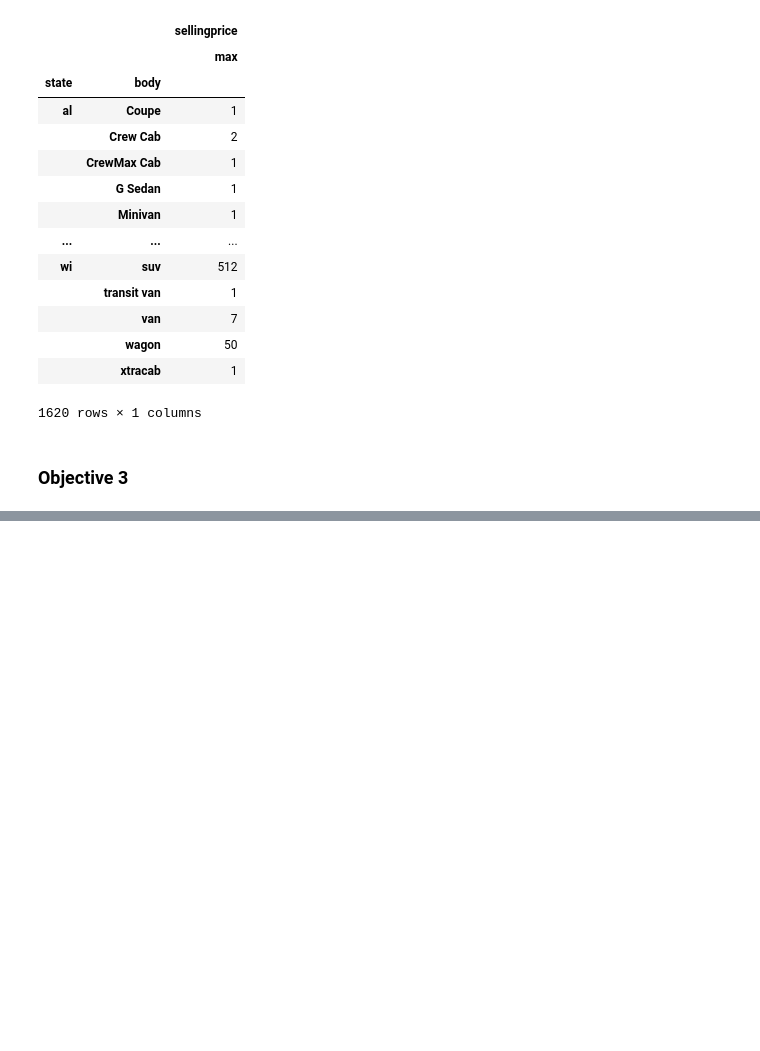
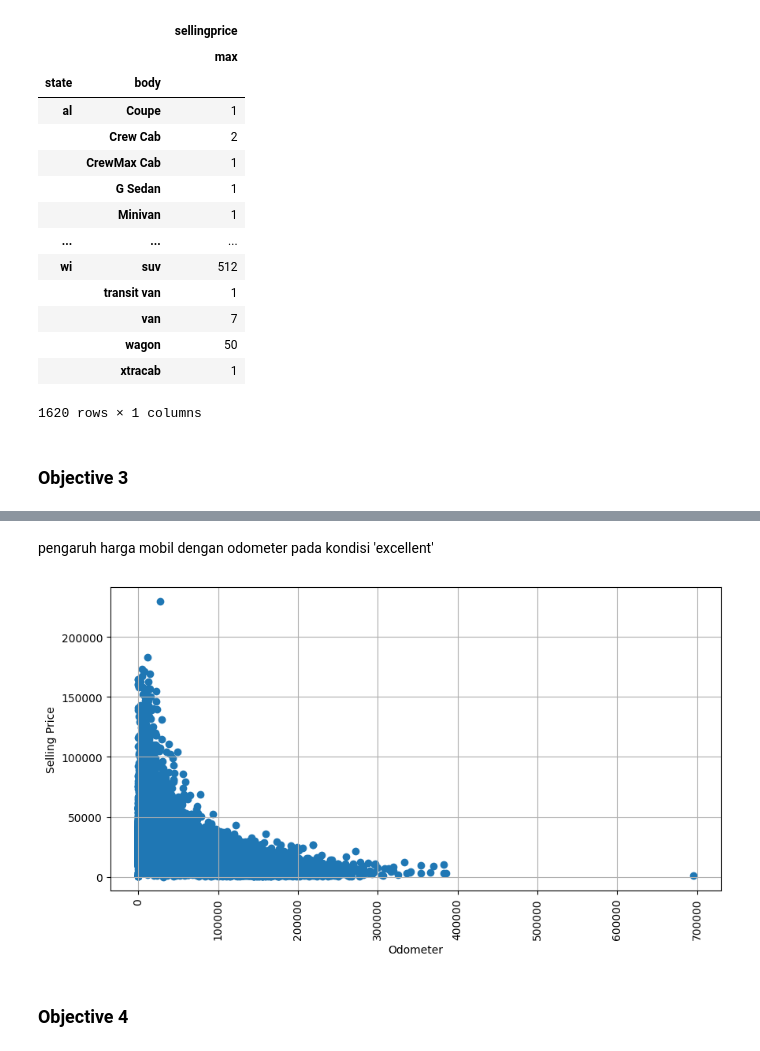
Before and after one commit to R3Z4P4HL3V1/UsedCarAnalysis, a Jupyter notebook: index.ipynb, the cells around one changed output, grey strips where cells are left out. Cells and saved outputs as stored; diff of their text form; code cells hidden in the pictures; blank space fills up the shorter version.

```diff
--- a/index.ipynb
+++ b/index.ipynb
@@ -654,3 +653,6 @@ body_state.pivot_table(
 1620 rows × 1 columns
 # %% [markdown]
 <h3>Objective 3</h3>
+# %%
+df_obj_3 = df_obj_1.copy()
+df_obj_3.head(5)
@@ -656,0 +666,17 @@ body_state.pivot_table(
+# %% [markdown]
+pengaruh harga mobil dengan odometer pada kondisi 'excellent'
+# %%
+excellent = df_obj_3[df_obj_3['condition rank']=='excellent']
+# %%
+plt.figure(figsize=(10,5))
+# sns.barplot(data=excellent, x='odometer', y='sellingprice')
+plt.scatter(excellent['odometer'], excellent['sellingprice'])
+plt.xlabel('Odometer')
+plt.xticks(rotation=90)
+plt.ylabel('Selling Price')
+plt.grid()
+plt.show()
+# %% [output]
+[figure, added]
+# %% [markdown]
+<h3>Objective 4</h3>
```
Also changed, not shown: parts of 22 cells of this notebook.
